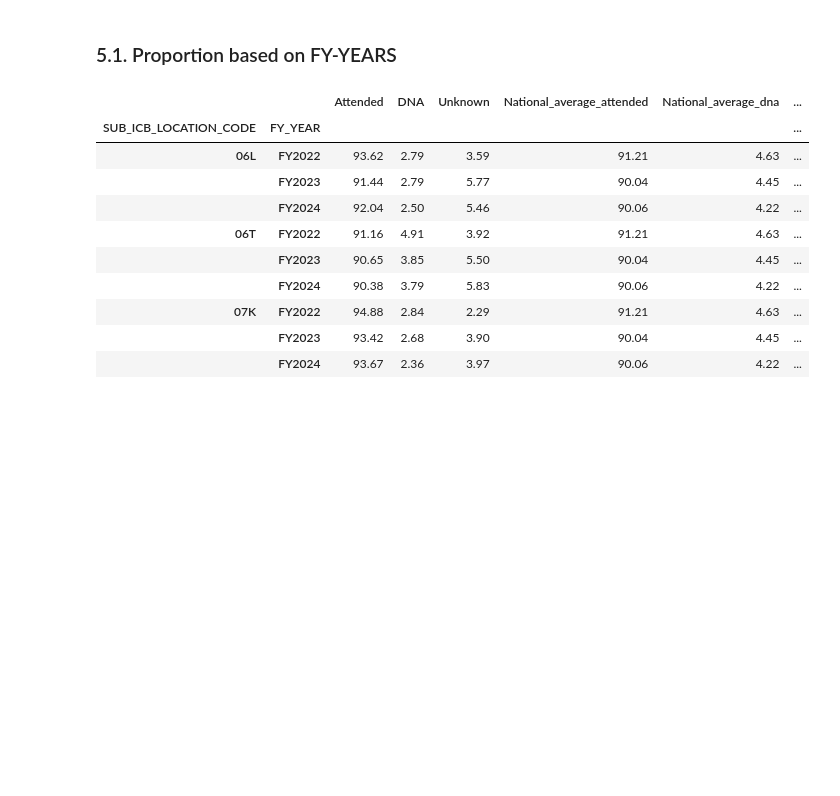
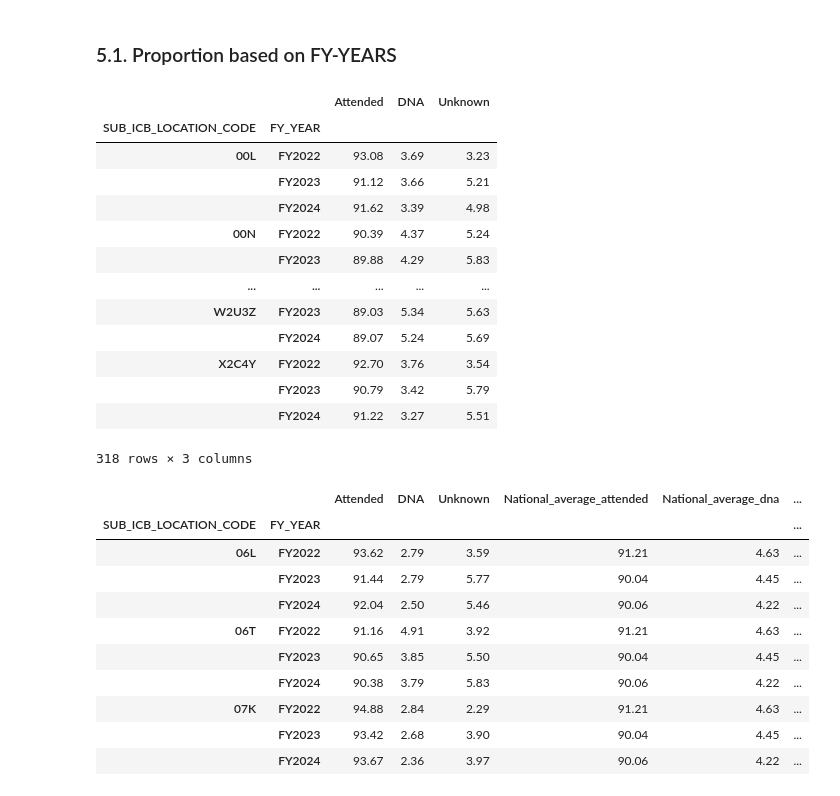
Before and after one commit to SNEE-ICS/PrimaryCareDemandAndCapacity, a Jupyter notebook: notebooks/1b_AppointmentsAttended.ipynb, the cells around one changed output. Saved outputs shown, nothing was run; the diff lists cells and outputs as text; code cells hidden in the pictures; blank space fills up the shorter version.

Commit message:
Appointments attended markdown updated

```diff
--- a/notebooks/1b_AppointmentsAttended.ipynb
+++ b/notebooks/1b_AppointmentsAttended.ipynb
@@ -485,6 +479,23 @@ appt_proportion['FY_YEAR'] = appt_proportion['APPOINTMENT_MONTH'].map(lambda x:
 
 # Dataframe for appointments DNA
 appt_proportion_fy = appt_proportion.drop(columns=['APPOINTMENT_MONTH']).groupby(['SUB_ICB_LOCATION_CODE','FY_YEAR']).mean().round(2)
+# %%
+appt_proportion_fy
+# %% [output]
+|  |  | Attended | DNA | Unknown |
+| SUB_ICB_LOCATION_CODE | FY_YEAR |  |  |  |
+| 00L | FY2022 | 93.08 | 3.69 | 3.23 |
+|  | FY2023 | 91.12 | 3.66 | 5.21 |
+|  | FY2024 | 91.62 | 3.39 | 4.98 |
+| 00N | FY2022 | 90.39 | 4.37 | 5.24 |
+|  | FY2023 | 89.88 | 4.29 | 5.83 |
+| ... | ... | ... | ... | ... |
+| W2U3Z | FY2023 | 89.03 | 5.34 | 5.63 |
+|  | FY2024 | 89.07 | 5.24 | 5.69 |
+| X2C4Y | FY2022 | 92.70 | 3.76 | 3.54 |
+|  | FY2023 | 90.79 | 3.42 | 5.79 |
+|  | FY2024 | 91.22 | 3.27 | 5.51 |
+318 rows × 3 columns
 # %%
 # Calculate national proportions for each fiscal year
 National_proportion_2022 = appt_proportion_fy.loc[slice(None), 'FY2022', :].mean().round(2)
```
Also changed, not shown: parts of 5 cells of this notebook, 8 other files.
